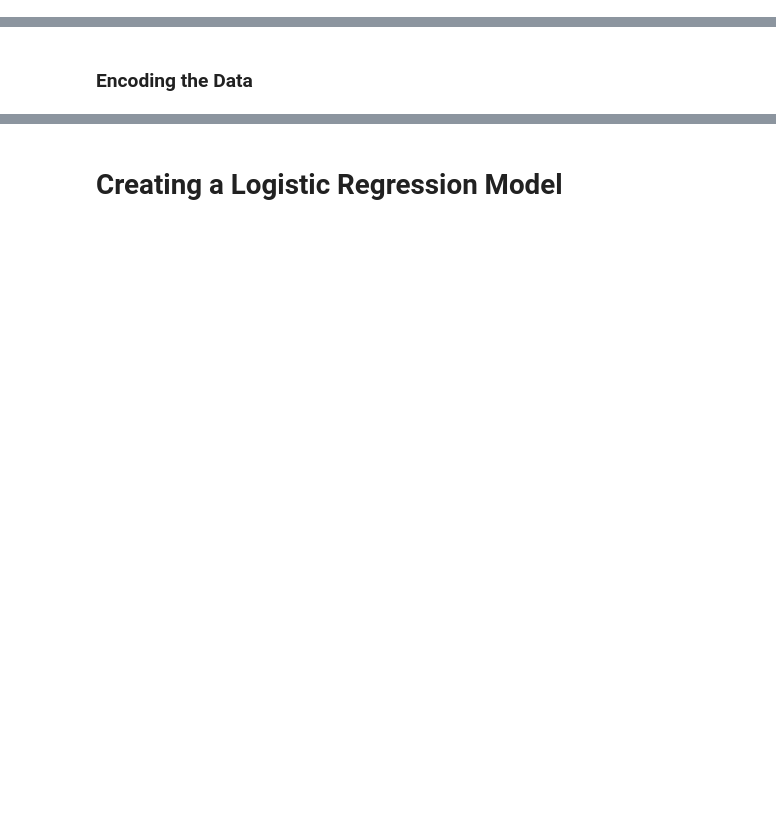
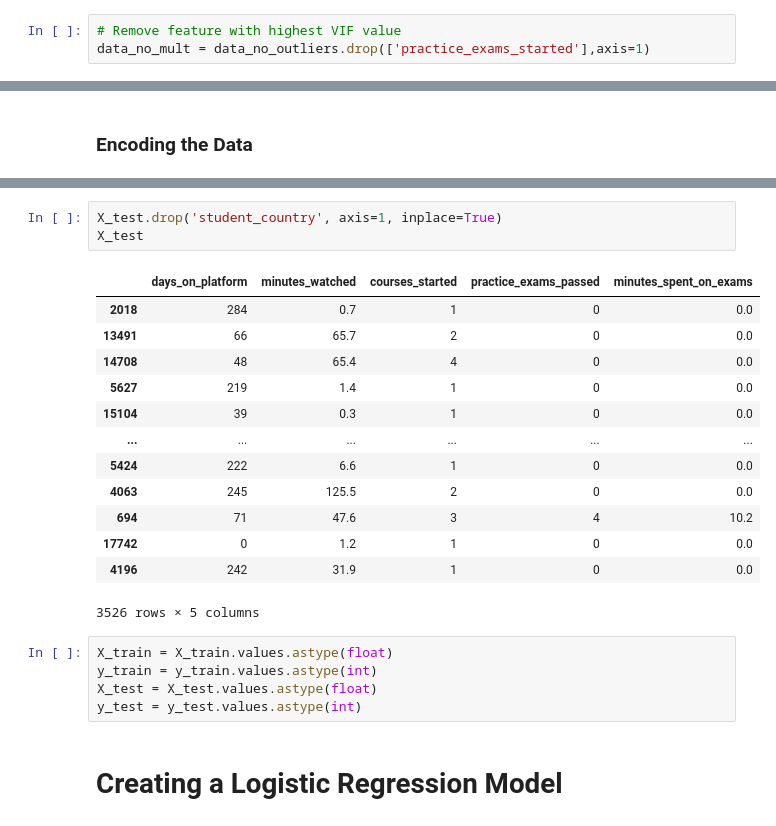
Before and after one commit to Numann-Malik/Classification, a Jupyter notebook: Machine Learning Project.ipynb, the cells around one changed output, grey strips where cells are left out. Cells and saved outputs as stored; diff of their text form; blank space fills up the shorter version.

```diff
--- a/Machine Learning Project.ipynb
+++ b/Machine Learning Project.ipynb
@@ -56,0 +104,3 @@ sns.kdeplot(data = data, x='minutes_spent_on_exams', ax=axes[2,1])
+# %%
+# Remove feature with highest VIF value
+data_no_mult = data_no_outliers.drop(['practice_exams_started'],axis=1)
@@ -63,2 +191,24 @@ sns.kdeplot(data = data, x='minutes_spent_on_exams', ax=axes[2,1])
+# %%
+X_test.drop('student_country', axis=1, inplace=True)
+X_test
+# %% [output]
+|  | days_on_platform | minutes_watched | courses_started | practice_exams_passed | minutes_spent_on_exams |
+| 2018 | 284 | 0.7 | 1 | 0 | 0.0 |
+| 13491 | 66 | 65.7 | 2 | 0 | 0.0 |
+| 14708 | 48 | 65.4 | 4 | 0 | 0.0 |
+| 5627 | 219 | 1.4 | 1 | 0 | 0.0 |
+| 15104 | 39 | 0.3 | 1 | 0 | 0.0 |
+| ... | ... | ... | ... | ... | ... |
+| 5424 | 222 | 6.6 | 1 | 0 | 0.0 |
+| 4063 | 245 | 125.5 | 2 | 0 | 0.0 |
+| 694 | 71 | 47.6 | 3 | 4 | 10.2 |
+| 17742 | 0 | 1.2 | 1 | 0 | 0.0 |
+| 4196 | 242 | 31.9 | 1 | 0 | 0.0 |
+3526 rows × 5 columns
+# %%
+X_train = X_train.values.astype(float)
+y_train = y_train.values.astype(int)
+X_test = X_test.values.astype(float)
+y_test = y_test.values.astype(int)
 # %% [markdown]
 # Creating a Logistic Regression Model
```
Also changed, not shown: parts of 18 cells of this notebook.
